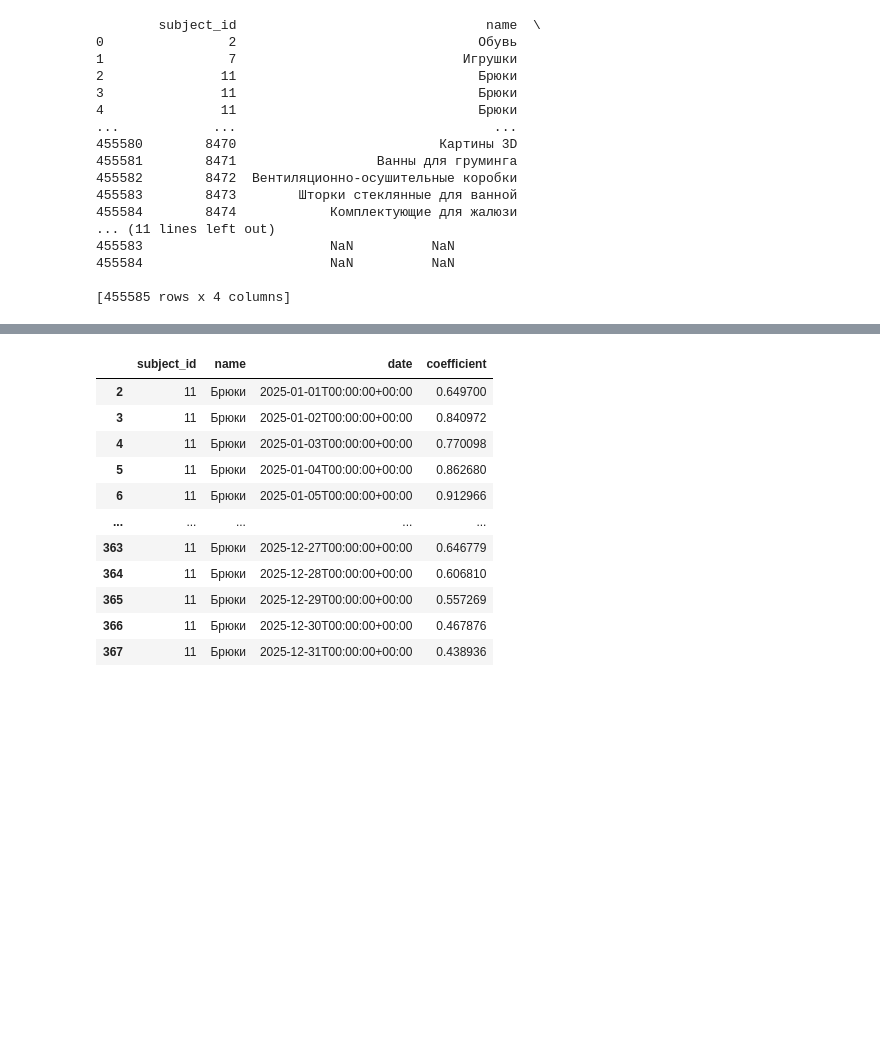
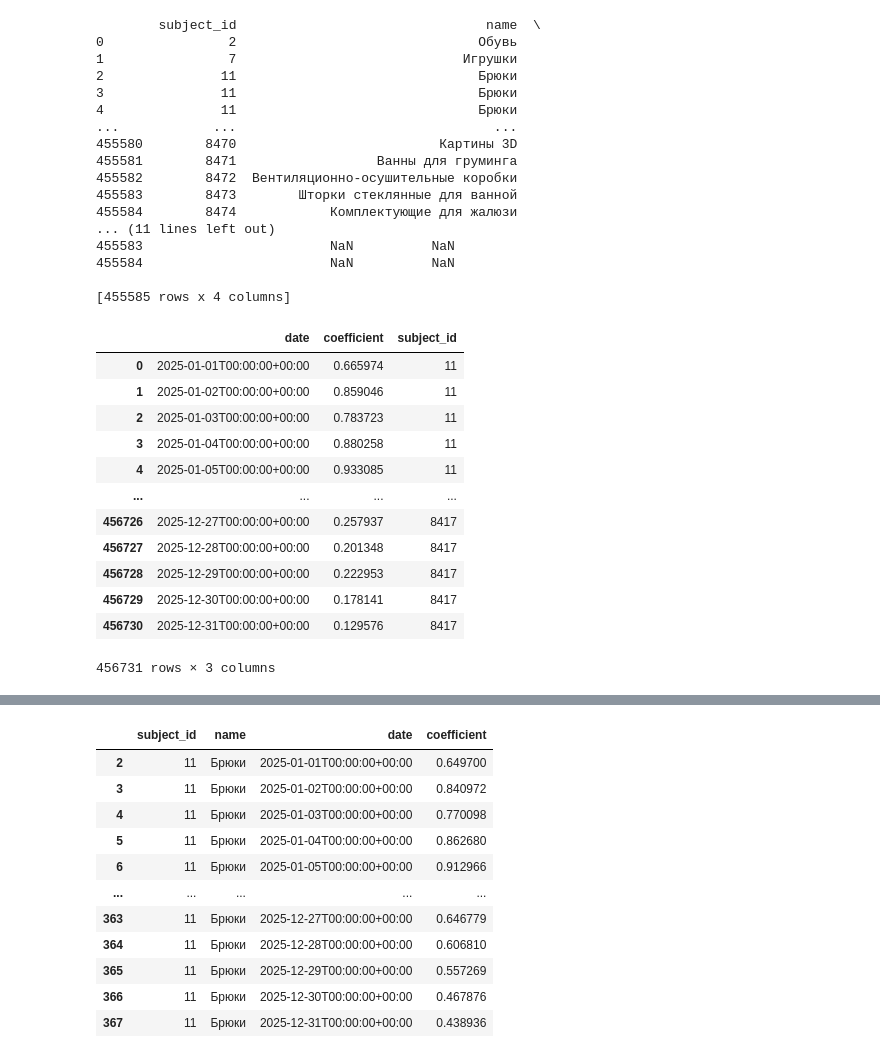
Before and after one commit to vnaumq/mini-dwh-sales-pipeline, a Jupyter notebook: dags/parsing.ipynb, the cells around one changed output, grey strips where cells are left out. Cells and saved outputs as stored; diff of their text form; code cells hidden in the pictures; blank space fills up the shorter version.

```diff
--- a/dags/parsing.ipynb
+++ b/dags/parsing.ipynb
@@ -65,0 +69,18 @@ result = result[['subject_id', 'name', 'date', 'coefficient']]
+# %%
+season_ratio_2 = pd.read_csv('/Users/vnaumq/code/projects/mini-dwh-sales-pipeline/dags/files/season_ratio_2025-12-01.csv')
+# %%
+season_ratio_2
+# %% [output]
+|  | date | coefficient | subject_id |
+| 0 | 2025-01-01T00:00:00+00:00 | 0.665974 | 11 |
+| 1 | 2025-01-02T00:00:00+00:00 | 0.859046 | 11 |
+| 2 | 2025-01-03T00:00:00+00:00 | 0.783723 | 11 |
+| 3 | 2025-01-04T00:00:00+00:00 | 0.880258 | 11 |
+| 4 | 2025-01-05T00:00:00+00:00 | 0.933085 | 11 |
+| ... | ... | ... | ... |
+| 456726 | 2025-12-27T00:00:00+00:00 | 0.257937 | 8417 |
+| 456727 | 2025-12-28T00:00:00+00:00 | 0.201348 | 8417 |
+| 456728 | 2025-12-29T00:00:00+00:00 | 0.222953 | 8417 |
+| 456729 | 2025-12-30T00:00:00+00:00 | 0.178141 | 8417 |
+| 456730 | 2025-12-31T00:00:00+00:00 | 0.129576 | 8417 |
+456731 rows × 3 columns
```
Also changed, not shown: parts of 3 cells of this notebook, 13 other files.
